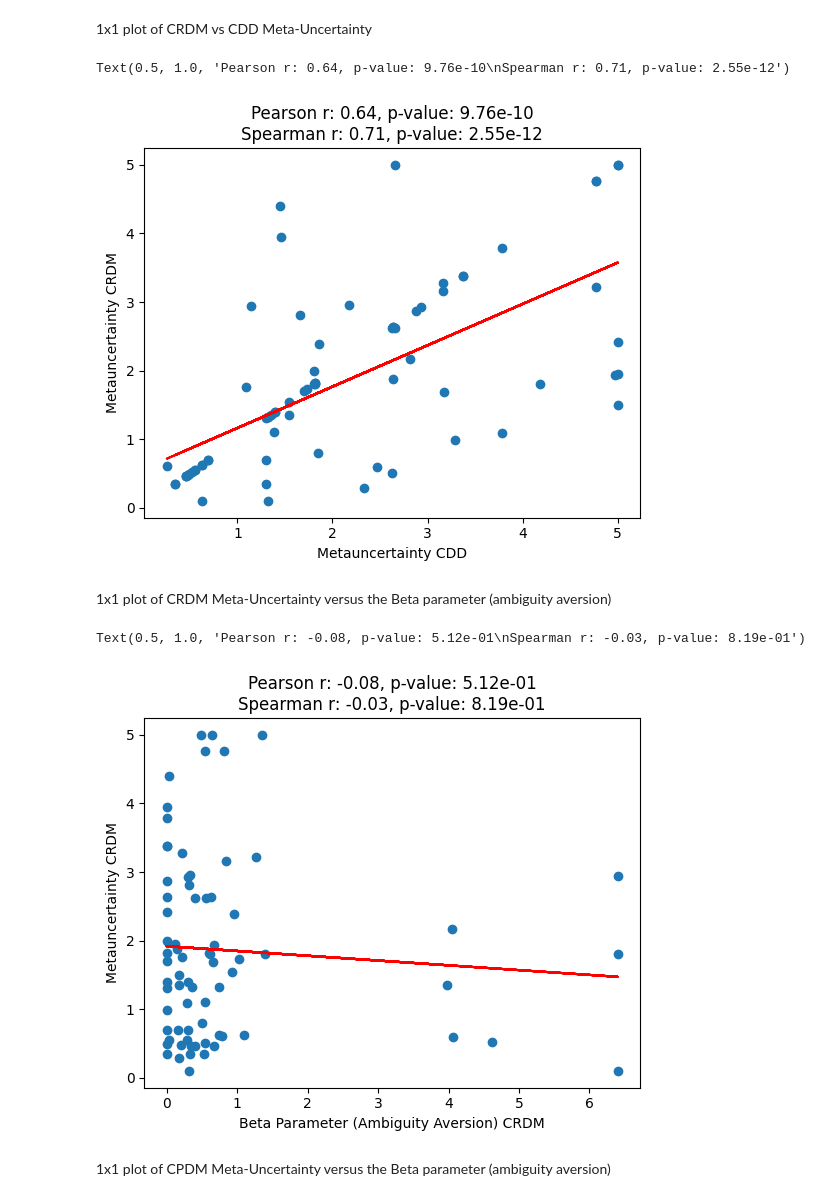
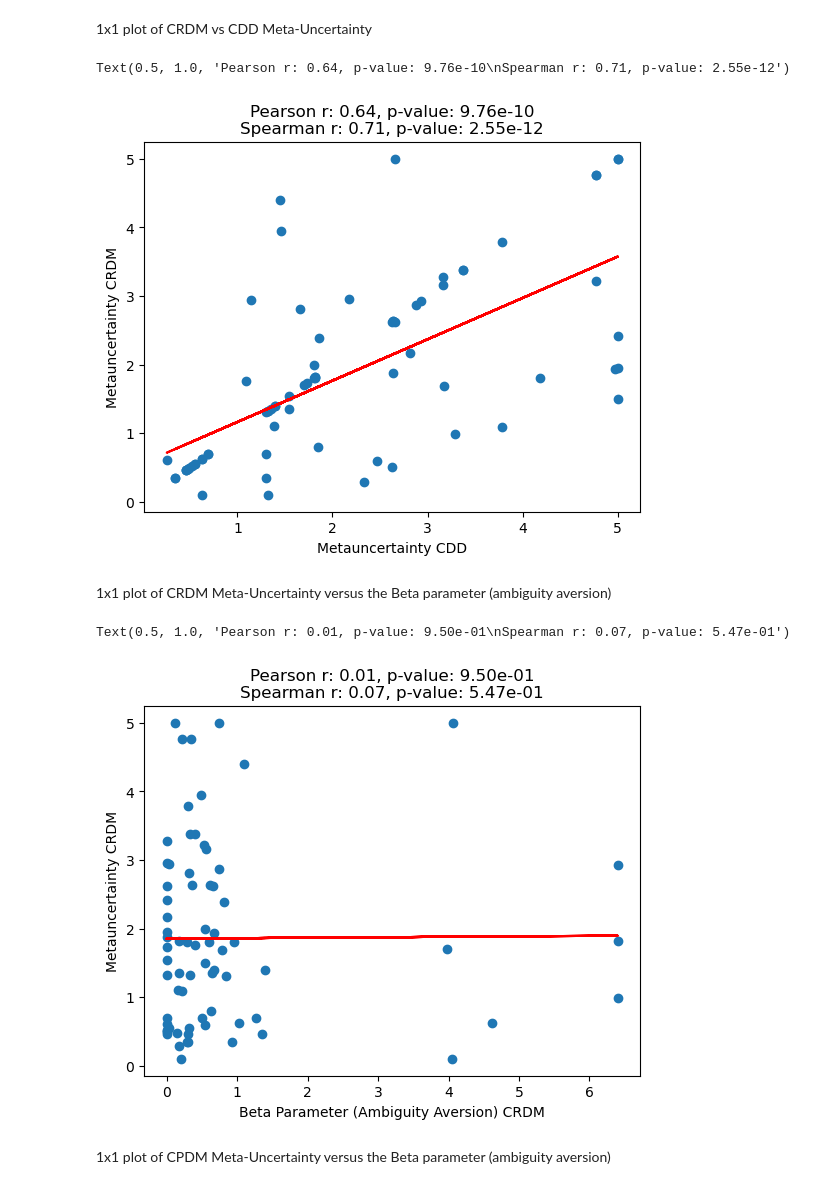
Before and after one commit to CDN-Lab/IDM_Confidence, a Jupyter notebook: Correlation_CloudResearch.ipynb, the cells around one changed output. Saved outputs shown, nothing was run; the diff lists cells and outputs as text; code cells hidden in the pictures.

Commit message:
Add files via upload
Modified code to use an aggregated dataframe.

```diff
--- a/Correlation_CloudResearch.ipynb
+++ b/Correlation_CloudResearch.ipynb
@@ -43,6 +52,9 @@ def plot_cpdm_vs_cdd(cpdm_var, cdd_var, ax):
 # %%
 #create all data frames
-root_dir = "/Users/govild2/National Institutes of Health/NIMH CDN lab - Documents/Experiments/1-Data/IDM/IDM-CloudResearch/"
+#root dir for mac
+#root_dir = "/Users/govild2/National Institutes of Health/NIMH CDN lab - Documents/Experiments/1-Data/IDM/IDM-CloudResearch/"
+#root dir for windows
+root_dir = "C:/Users/govild2/National Institutes of Health/NIMH CDN lab - Documents/Datasets/IDM/IDM-CloudResearch"
 conf_dir = os.path.join(root_dir,"Confidence_analysis/CASENDRE_output")
 value_dir = os.path.join(root_dir,"IDM_Model_Output")
 
@@ -69,40 +81,40 @@ df_total_CRDM_analysis = pd.concat(frames,ignore_index=True)
 # %%
 #combine dfs
 #cdd
-df_new = df_cdd_batches
-df_new = df_new.rename(columns={'meta_uncertainty':'meta_cdd'})
+df_aggregate = df_cdd_batches
+df_aggregate = df_aggregate.rename(columns={'meta_uncertainty':'meta_cdd'})
 
 #crdm
 
-df_new['meta_crdm'] = df_crdm_batches.loc[df_crdm_batches['subject']==df_new['subject'],'meta_uncertainty']
+df_aggregate['meta_crdm'] = df_crdm_batches.loc[df_crdm_batches['subject']==df_aggregate['subject'],'meta_uncertainty']
 
 #cpdm
 #cpdm block 1
 
-df_new['meta_cpdm_b1'] = df_cpdm_b1_batches.loc[df_cpdm_b1_batches['subject']==df_new['subject'],'meta_uncertainty']
+df_aggregate['meta_cpdm_b1'] = df_cpdm_b1_batches.loc[df_cpdm_b1_batches['subject']==df_aggregate['subject'],'meta_uncertainty']
 
 #cpdm block 2
 
-df_new['meta_cpdm_b2'] = df_cpdm_b2_batches.loc[df_cpdm_b2_batches['subject']==df_new['subject'],'meta_uncertainty']
+df_aggregate['meta_cpdm_b2'] = df_cpdm_b2_batches.loc[df_cpdm_b2_batches['subject']==df_aggregate['subject'],'meta_uncertainty']
 
 #cpdm block 3
 
-df_new['meta_cpdm_b3'] = df_cpdm_b3_batches.loc[df_cpdm_b3_batches['subject']==df_new['subject'],'meta_uncertainty']
+df_aggregate['meta_cpdm_b3'] = df_cpdm_b3_batches.loc[df_cpdm_b3_batches['subject']==df_aggregate['subject'],'meta_uncertainty']
 
 #cpdm block 4
 
-df_new['meta_cpdm_b4'] = df_cpdm_b4_batches.loc[df_cpdm_b4_batches['subject']==df_new['subject'],'meta_uncertainty']
+df_aggregate['meta_cpdm_b4'] = df_cpdm_b4_batches.loc[df_cpdm_b4_batches['subject']==df_aggregate['subject'],'meta_uncertainty']
 
-#print(df_new)
+#print(df_aggregate)
 #CRDM analyses (beta parameter)
 df_total_CRDM_analysis = df_total_CRDM_analysis.sort_values(by=['subject']).reset_index(drop=True)
 #print(df_total_CRDM_analysis)
-df_new = df_new.sort_values(by=['subject']).reset_index(drop=True)
-df_new['beta'] = df_total_CRDM_analysis.loc[df_total_CRDM_analysis['subject']==df_new['subject'],'beta']
+df_aggregate = df_aggregate.sort_values(by=['subject']).reset_index(drop=True)
+df_aggregate['beta'] = df_total_CRDM_analysis.loc[df_total_CRDM_analysis['subject']==df_aggregate['subject'],'beta']
 
-print(df_new)
+print(df_aggregate)
 #print(df_total_CRDM_analysis['subject'])
-#print(df_new['subject'])
+#print(df_aggregate['subject'])
 # %% [output]
                            subject  meta_cdd  meta_crdm  meta_cpdm_b1  \
 0          2023-02-15_16h52.30.817  1.849795   0.794381      0.554847
@@ -163,0 +145,4 @@ print(df_cpdm_avg_batches)
+# %%
+cols = ['meta_cpdm_b1','meta_cpdm_b2','meta_cpdm_b3','meta_cpdm_b4']
+df_aggregate['meta_cpdm_avg'] = np.mean(df_aggregate[cols],axis=1)
+print(df_aggregate)
@@ -224,8 +202,8 @@ Text(0.5, 1.0, 'Pearson r: 0.33, p-value: 4.41e-03\nSpearman r: 0.25, p-value: 3
 # %% [markdown]
 1x1 plot of CRDM vs CDD Meta-Uncertainty
 # %%
-x = df_cdd_batches['meta_uncertainty']
-y = df_crdm_batches['meta_uncertainty']
+x = df_aggregate['meta_cdd']
+y = df_aggregate['meta_crdm']
 plt.scatter(x, y)
 plt.xlabel("Metauncertainty CDD")
 plt.ylabel("Metauncertainty CRDM")
@@ -235,21 +213,21 @@ plt.plot(x, m*x+b,"r-")
 plt.title(f"Pearson r: {corr['Pearson']['r']:.2f}, p-value: {corr['Pearson']['p-value']:.2e}\nSpearman r: {corr['Spearman']['r']:.2f}, p-value: {corr['Spearman']['p-value']:.2e}")
 # %% [output]
 Text(0.5, 1.0, 'Pearson r: 0.64, p-value: 9.76e-10\nSpearman r: 0.71, p-value: 2.55e-12')
-[figure, old version]
+[figure, new version]
 # %% [markdown]
 1x1 plot of CRDM Meta-Uncertainty versus the Beta parameter (ambiguity aversion)
 # %%
-x = df_total_CRDM_analysis['beta']
-y = df_crdm_batches['meta_uncertainty']
+x = df_aggregate['beta']
+y = df_aggregate['meta_crdm']
 plt.scatter(x, y)
 plt.xlabel("Beta Parameter (Ambiguity Aversion) CRDM")
 plt.ylabel("Metauncertainty CRDM")
 corr = compute_correlations(x, y)
 m, b = np.polyfit(x, y, 1)
 plt.plot(x, m*x+b,"r-")
 plt.title(f"Pearson r: {corr['Pearson']['r']:.2f}, p-value: {corr['Pearson']['p-value']:.2e}\nSpearman r: {corr['Spearman']['r']:.2f}, p-value: {corr['Spearman']['p-value']:.2e}")
 # %% [output]
-Text(0.5, 1.0, 'Pearson r: -0.08, p-value: 5.12e-01\nSpearman r: -0.03, p-value: 8.19e-01')
+Text(0.5, 1.0, 'Pearson r: 0.01, p-value: 9.50e-01\nSpearman r: 0.07, p-value: 5.47e-01')
-[figure, old version]
+[figure, new version]
 # %% [markdown]
 1x1 plot of CPDM Meta-Uncertainty versus the Beta parameter (ambiguity aversion)
```
Also changed, not shown: parts of 12 cells of this notebook.
